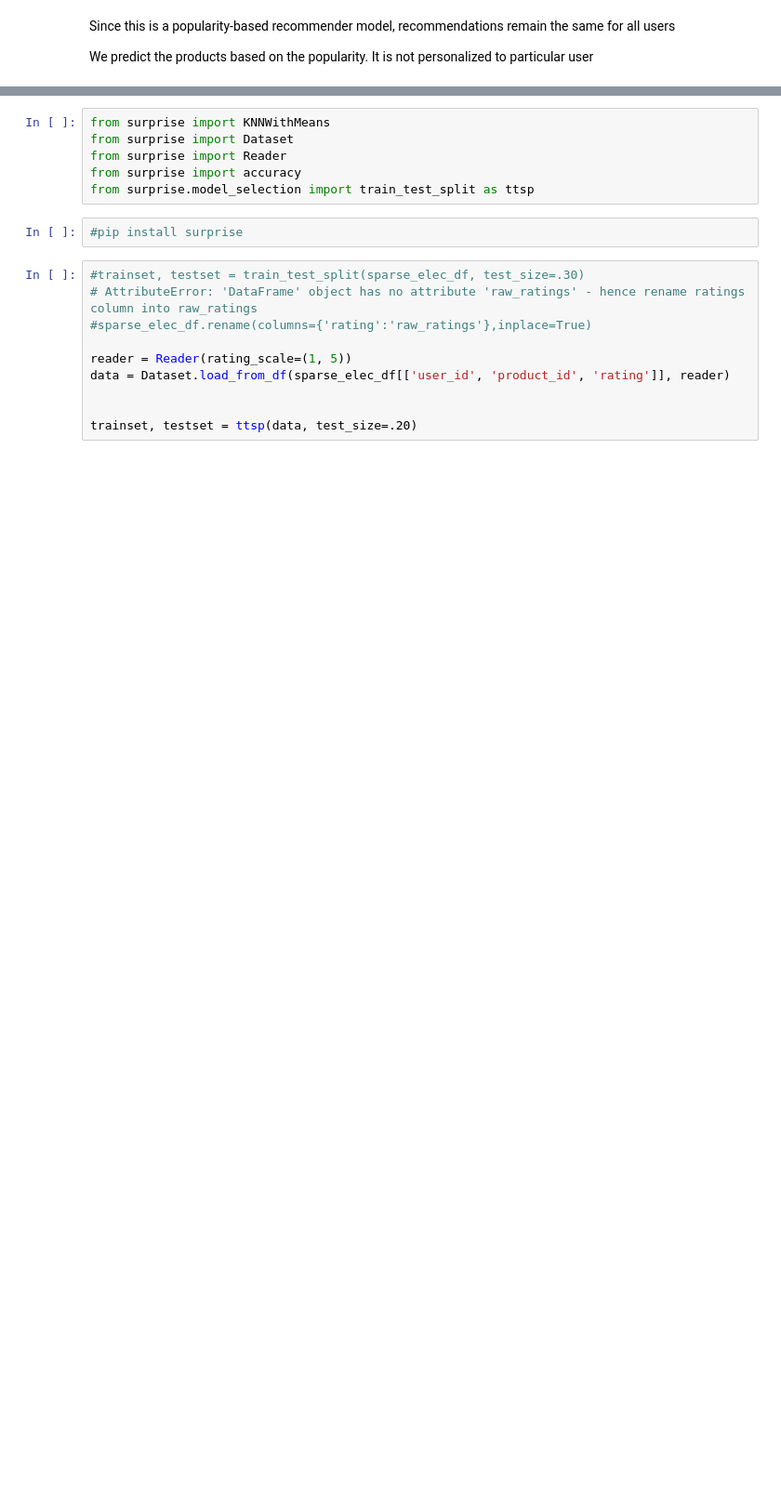
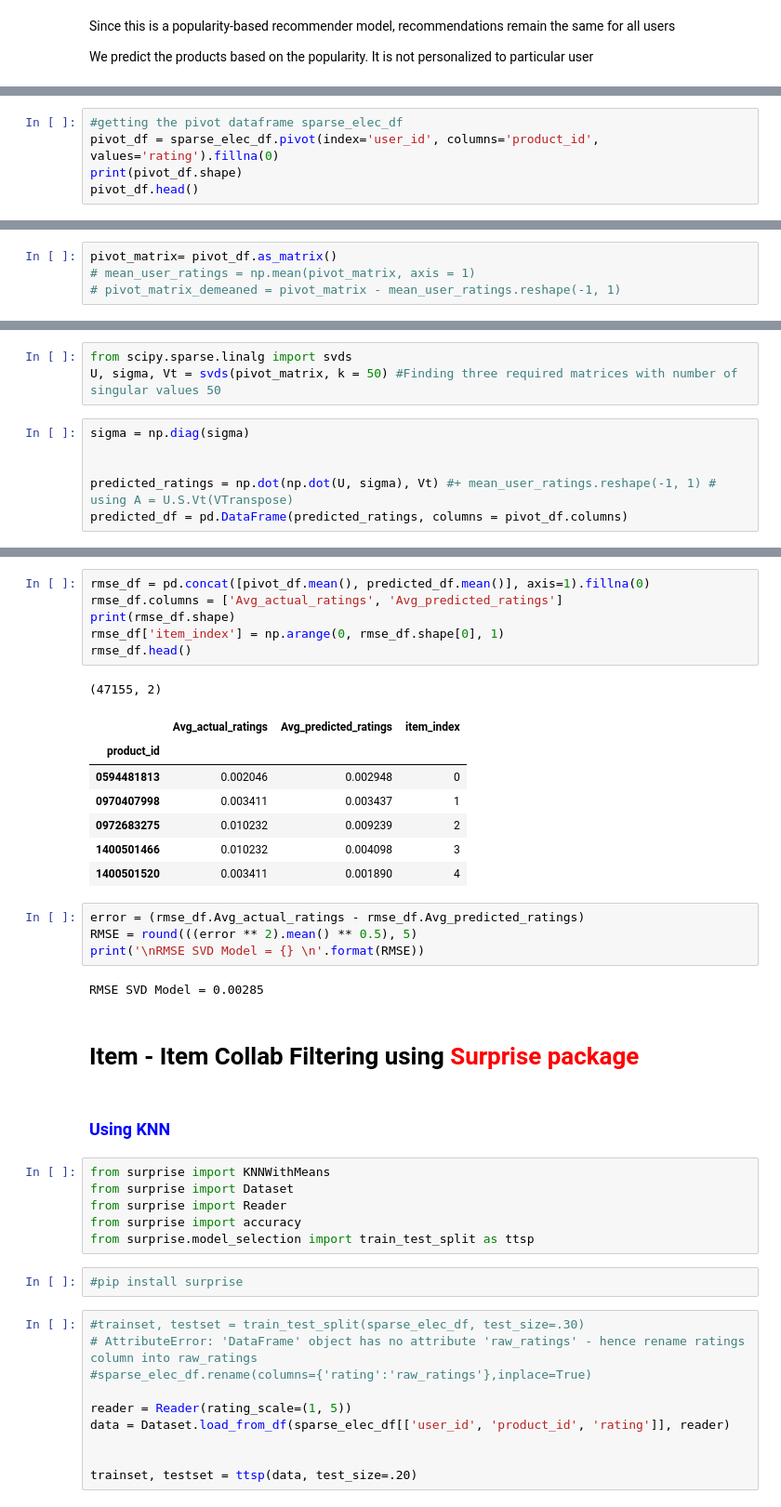
Before and after one commit to jpthirumalai/aiml, a Jupyter notebook: Project-RecommenderSystem/Project-RecommenderSystem-Thiru.ipynb, the cells around one changed output, grey strips where cells are left out. Shown at 93% size. Drawn from its saved outputs; the diff is of its cells as text; blank space fills up the shorter version.

Commit message:
added SVD and KNN from surprise package

```diff
--- a/Project-RecommenderSystem/Project-RecommenderSystem-Thiru.ipynb
+++ b/Project-RecommenderSystem/Project-RecommenderSystem-Thiru.ipynb
@@ -471,0 +314,5 @@ RMSE SVD Model = 0.00289
+# %%
+#getting the pivot dataframe sparse_elec_df
+pivot_df = sparse_elec_df.pivot(index='user_id', columns='product_id', values='rating').fillna(0)
+print(pivot_df.shape)
+pivot_df.head()
@@ -471,0 +346,4 @@ RMSE SVD Model = 0.00289
+# %%
+pivot_matrix= pivot_df.as_matrix()
+# mean_user_ratings = np.mean(pivot_matrix, axis = 1)
+# pivot_matrix_demeaned = pivot_matrix - mean_user_ratings.reshape(-1, 1)
@@ -471,0 +365,9 @@ RMSE SVD Model = 0.00289
+# %%
+from scipy.sparse.linalg import svds
+U, sigma, Vt = svds(pivot_matrix, k = 50) #Finding three required matrices with number of singular values 50
+# %%
+sigma = np.diag(sigma)
+
+
+predicted_ratings = np.dot(np.dot(U, sigma), Vt) #+ mean_user_ratings.reshape(-1, 1) # using A = U.S.Vt(VTranspose)
+predicted_df = pd.DataFrame(predicted_ratings, columns = pivot_df.columns)
@@ -472,3 +498,28 @@ RMSE SVD Model = 0.00289
+# %%
+rmse_df = pd.concat([pivot_df.mean(), predicted_df.mean()], axis=1).fillna(0)
+rmse_df.columns = ['Avg_actual_ratings', 'Avg_predicted_ratings']
+print(rmse_df.shape)
+rmse_df['item_index'] = np.arange(0, rmse_df.shape[0], 1)
+rmse_df.head()
+# %% [output]
+(47155, 2)
+|  | Avg_actual_ratings | Avg_predicted_ratings | item_index |
+| product_id |  |  |  |
+| 0594481813 | 0.002046 | 0.002948 | 0 |
+| 0970407998 | 0.003411 | 0.003437 | 1 |
+| 0972683275 | 0.010232 | 0.009239 | 2 |
+| 1400501466 | 0.010232 | 0.004098 | 3 |
+| 1400501520 | 0.003411 | 0.001890 | 4 |
+# %%
+error = (rmse_df.Avg_actual_ratings - rmse_df.Avg_predicted_ratings)
+RMSE = round(((error ** 2).mean() ** 0.5), 5)
+print('\nRMSE SVD Model = {} \n'.format(RMSE))
+# %% [output]
+RMSE SVD Model = 0.00285
+# %% [markdown]
+# Item - Item Collab Filtering  using <font color='red'>Surprise package</font>
+# %% [markdown]
+### <font color='blue'>Using KNN</font>
 # %%
 from surprise import KNNWithMeans
 from surprise import Dataset
```
Also changed, not shown: parts of 99 cells of this notebook.
